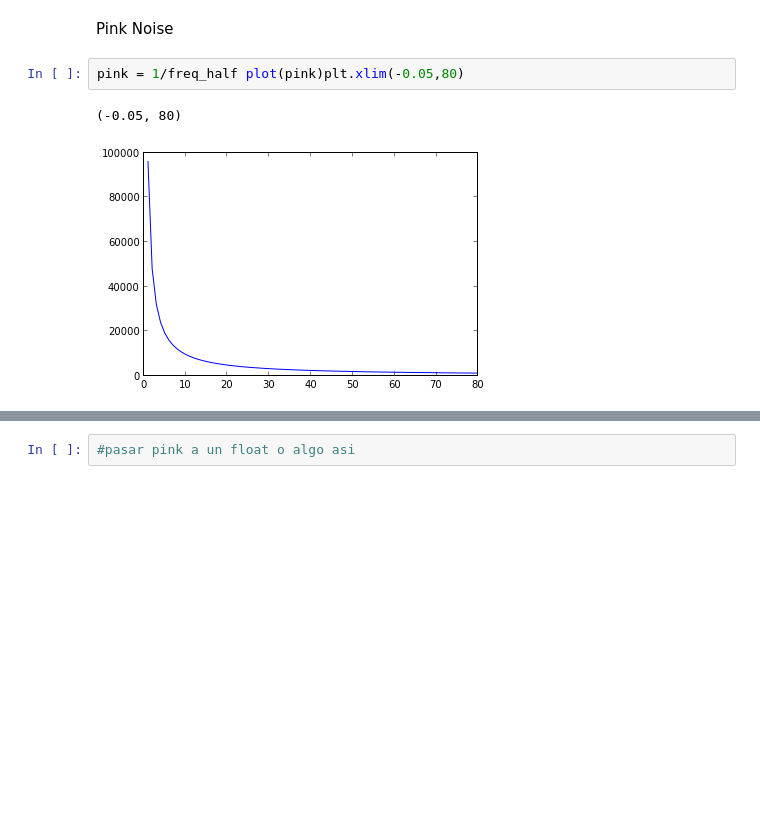
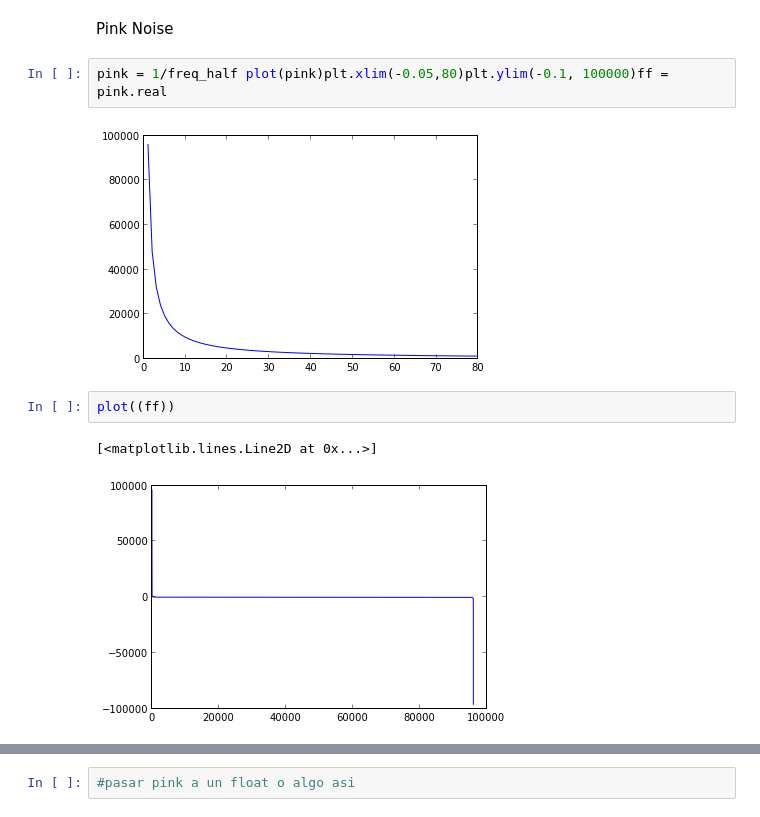
Before and after one commit to LinaPerez/PerezAngel_GarzonAlvarado_hw5, a Jupyter notebook: Pink&White_Noise.ipynb, the cells around one changed output, grey strips where cells are left out. Cells and saved outputs as stored; diff of their text form; blank space fills up the shorter version.

```diff
--- a/Pink&White_Noise.ipynb
+++ b/Pink&White_Noise.ipynb
@@ -43,7 +43,11 @@ pylab.plot(sig, 'r')pylab.plot(clean_f.real*1000000)pylab.show()
 # %% [markdown]
 Pink Noise
 # %%
-pink = 1/freq_half plot(pink)plt.xlim(-0.05,80)
+pink = 1/freq_half plot(pink)plt.xlim(-0.05,80)plt.ylim(-0.1, 100000)ff = pink.real
 # %% [output]
-(-0.05, 80)
 [figure]
+# %%
+plot((ff))
+# %% [output]
+[<matplotlib.lines.Line2D at 0x...>]
+[figure, added]
```
Also changed, not shown: parts of 7 cells of this notebook.
